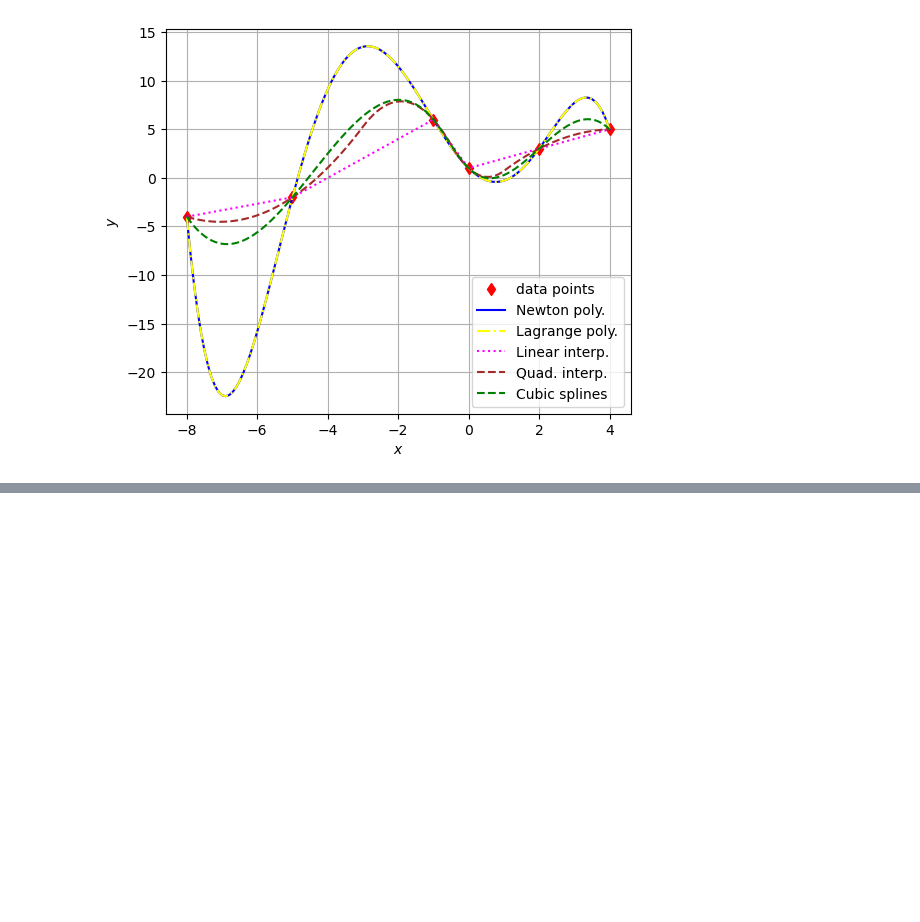
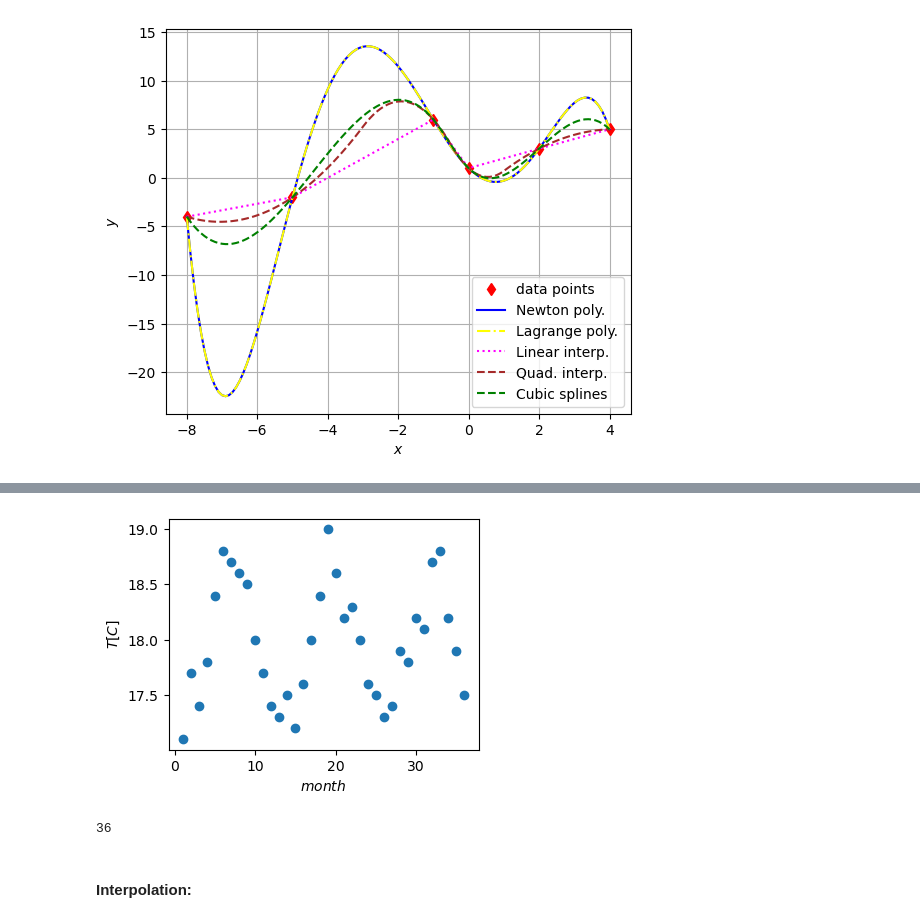
Before and after one commit to wbandabarragan/computational-physics-1, a Jupyter notebook: unit-1/112-Interpolation.ipynb, the cells around one changed output, grey strips where cells are left out. Saved outputs shown, nothing was run; the diff lists cells and outputs as text; code cells hidden in the pictures; blank space fills up the shorter version.

```diff
--- a/unit-1/112-Interpolation.ipynb
+++ b/unit-1/112-Interpolation.ipynb
@@ -489,0 +492,30 @@ Carry out interpolation to fill in the gaps in the time series.
+# %%
+# Import the data:
+
+data_temp = pd.read_csv("../sample-data/temperature_data.csv")
+
+#print(data_temp)
+
+# Place data into arrays
+
+month = np.array(data_temp["Month"])
+temp  = np.array(data_temp["Mean_temperature(C)"])
+# %%
+# Plotting
+
+plt.figure(figsize=(4,3))
+
+plt.plot(month, temp, linestyle = " ", marker = "o")
+
+plt.xlabel(r"$month$")
+plt.ylabel(r"$T[C]$")
+
+plt.show()
+# %% [output]
+[figure, added]
+# %%
+print(len(month))
+# %% [output]
+36
+# %% [markdown]
+#### Interpolation:
```
Also changed, not shown: parts of 22 cells of this notebook.
